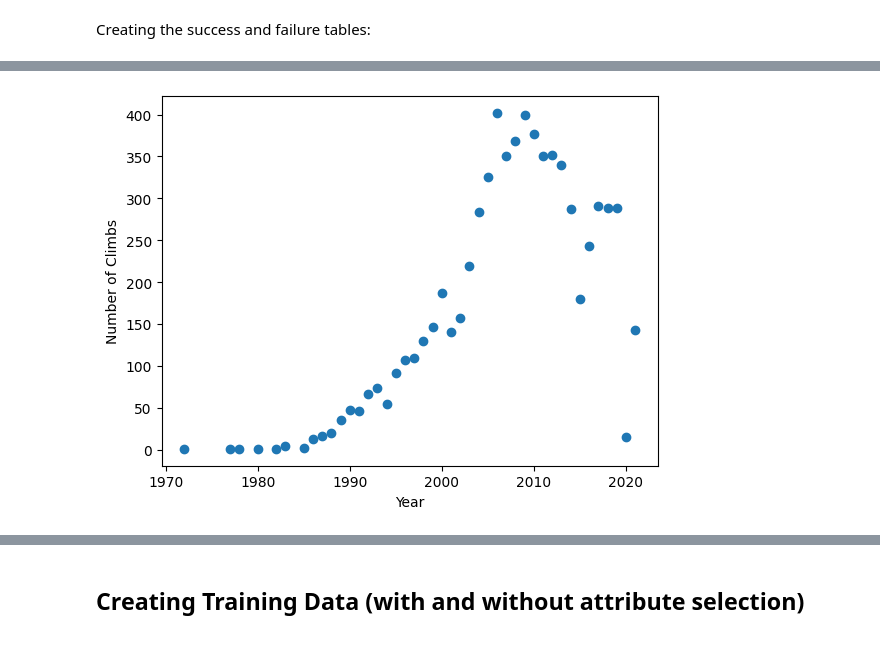
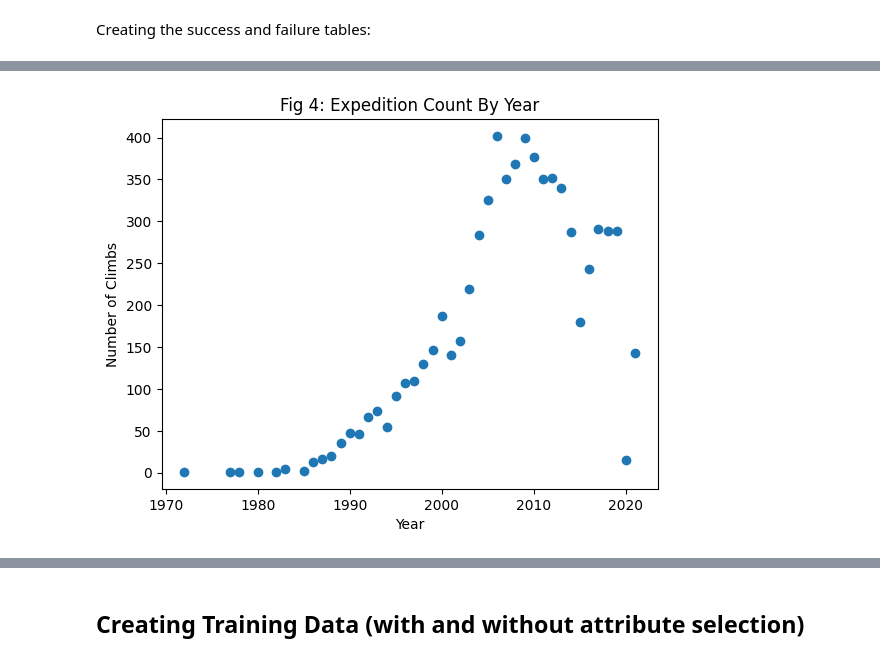
Before and after one commit to dpmacisaac/FinalProject-CPSC322, a Jupyter notebook: himalayan_dataset_eda.ipynb, the cells around one changed output, grey strips where cells are left out. Cells and saved outputs as stored; diff of their text form; code cells hidden in the pictures.

```diff
--- a/himalayan_dataset_eda.ipynb
+++ b/himalayan_dataset_eda.ipynb
@@ -68,5 +103,5 @@ eda_utils.generate_pie_chart_from_column(himalaya_table, "HOST", ['Unknown', 'Ne
 # %%
-eda_utils.generate_scatter_plot(himalaya_table, "YEAR", "Year", "Number of Climbs")
+eda_utils.generate_scatter_plot(himalaya_table, "YEAR", "Year", "Number of Climbs", "Fig 4: Expedition Count By Year")
 # %% [output]
-[figure, old version]
+[figure, new version]
 # %%
```
Also changed, not shown: parts of 9 cells of this notebook, 2 other files.
